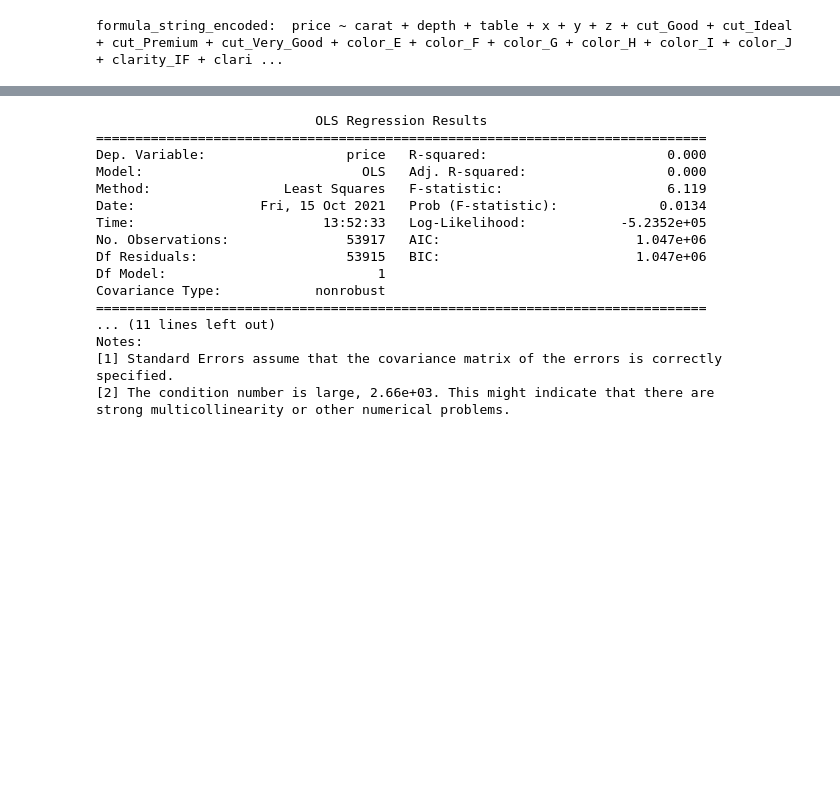
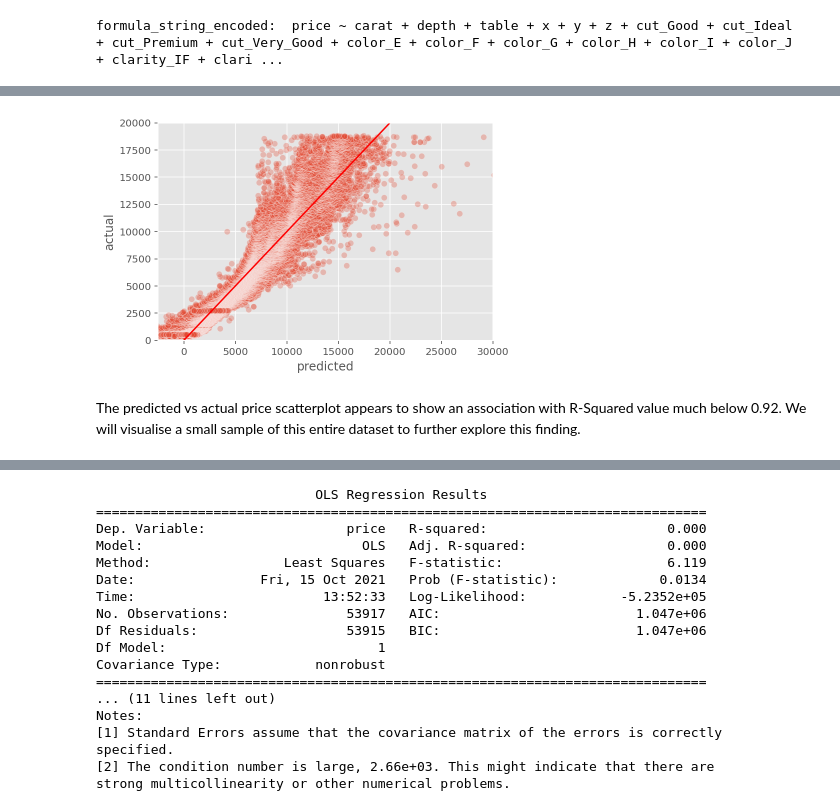
Before and after one commit to gabbagabbagool/rmit-diamonds, a Jupyter notebook: Phase_2_Tom.ipynb, the cells around one changed output, grey strips where cells are left out. Saved outputs shown, nothing was run; the diff lists cells and outputs as text; code cells hidden in the pictures; blank space fills up the shorter version.

Commit message:
Added 1% sample analysis, rearranged order of notebook

```diff
--- a/Phase_2_Tom.ipynb
+++ b/Phase_2_Tom.ipynb
@@ -87,0 +106,14 @@ strong multicollinearity or other numerical problems.
+# %%
+def plot_line(axis, slope, intercept, **kargs):
+    xmin, xmax = axis.get_xlim()
+    plt.plot([xmin, xmax], [xmin*slope+intercept, xmax*slope+intercept], **kargs)
+
+sns.scatterplot(x=residuals_full['predicted'], y=residuals_full['actual'], alpha=0.3)
+plt.xlim(-2500, 30000)
+plt.ylim(0, 20000)
+plot_line(axis=plt.gca(), slope=1, intercept=0, c="red");
+plt.show()
+# %% [output]
+[figure, added]
+# %% [markdown]
+The predicted vs actual price scatterplot appears to show an association with R-Squared value much below 0.92. We will visualise a small sample of this entire dataset to further explore this finding.
```
Also changed, not shown: parts of 24 cells of this notebook.
